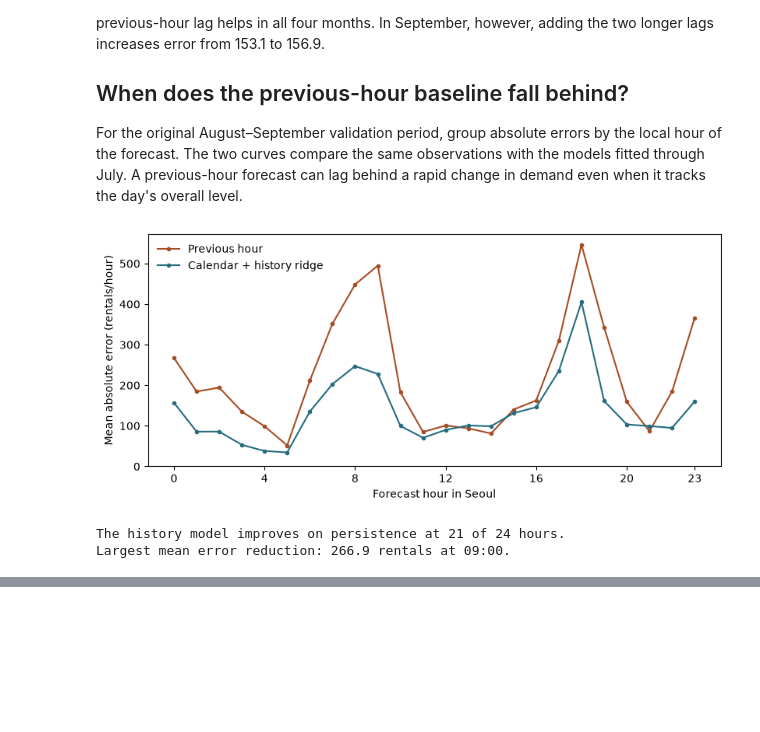
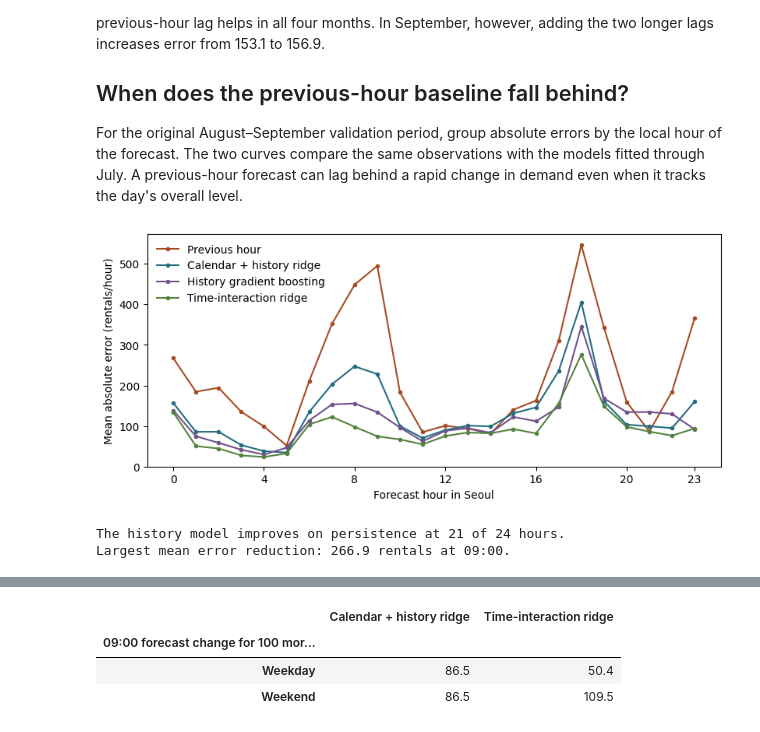
Before and after one commit to daidaibunny/258, a Jupyter notebook: seoul_bike_demand.ipynb, the cells around one changed output, grey strips where cells are left out. Drawn from its saved outputs; the diff is of its cells as text; code cells hidden in the pictures; blank space fills up the shorter version.

Commit message:
Compare boosting and time-interaction ridge for Seoul bike demand

```diff
--- a/seoul_bike_demand.ipynb
+++ b/seoul_bike_demand.ipynb
@@ -138,0 +166,27 @@ for model in models.values():
+# %%
+def tree_features(rows: pd.DataFrame) -> pd.DataFrame:
+    hour_of_week = rows["hour_of_week"]
+    return rows[lag_features].assign(
+        hour=hour_of_week % 24,
+        weekday=hour_of_week // 24,
+        holiday=rows["holiday"].eq("Holiday").astype(int),
+    )
+
+
+models["History gradient boosting"] = make_pipeline(
+    FunctionTransformer(tree_features, validate=False),
+    HistGradientBoostingRegressor(
+        loss="squared_error",
+        max_iter=100,
+        max_depth=3,
+        learning_rate=0.1,
+        min_samples_leaf=20,
+        early_stopping=False,
+        random_state=42,
+    ),
+)
+
+for name, model in models.items():
+    start_time = perf_counter()
+    model.fit(train[predictors], train["rentals"])
+    print(f"{name}: {perf_counter() - start_time:.3f} s to fit {len(train):,} hours")
@@ -200,34 +266,43 @@ Across 2,928 development hours, the error drops from 533.6 to 154.1 rentals per
 
 For the original August–September validation period, group absolute errors by the local hour of the forecast. The two curves compare the same observations with the models fitted through July. A previous-hour forecast can lag behind a rapid change in demand even when it tracks the day's overall level.
 # %%
-methods = ["Previous hour", "Calendar + history ridge"]
+methods = [
+    "Previous hour",
+    "Calendar + history ridge",
+    "History gradient boosting",
+    "Time-interaction ridge",
+]
 pair_errors = valid_predictions[methods].sub(valid["rentals"], axis="index").abs()
 hourly_mae = pair_errors.groupby(valid.index.hour).mean()
 
 fig, ax = plt.subplots(figsize=(8, 3.5), constrained_layout=True)
-for method, color in zip(methods, ["#a64c24", "#246c80"]):
+for method, color in zip(methods, ["#a64c24", "#246c80", "#70528c", "#53833e"]):
 	ax.plot(hourly_mae.index, hourly_mae[method], label=method, color=color, marker=".")
 ax.set(xlabel="Forecast hour in Seoul", ylabel="Mean absolute error (rentals/hour)")
 ax.set_xticks([0, 4, 8, 12, 16, 20, 23])
 ax.set_ylim(bottom=0)
 ax.legend(frameon=False)
 plt.show()
 
 gain_by_hour = hourly_mae["Previous hour"] - hourly_mae["Calendar + history ridge"]
 print(f"The history model improves on persistence at {gain_by_hour.gt(0).sum()} of 24 hours.")
 best_hour = gain_by_hour.idxmax()
 print(f"Largest mean error reduction: {gain_by_hour.max():.1f} rentals at {best_hour:02}:00.")
 
 nine_am = valid.index.hour == 9
 morning = pd.DataFrame({
 	"Day": np.where(valid.index[nine_am].day_of_week < 5, "Weekday", "Weekend"),
 	"Rentals at 08:00": valid.loc[nine_am, "lag_1h"],
 	"Rentals at 09:00": valid.loc[nine_am, "rentals"],
 	"Previous-hour absolute error": pair_errors.loc[nine_am, "Previous hour"],
 	"History ridge absolute error": pair_errors.loc[nine_am, "Calendar + history ridge"],
+	"Boosting absolute error": pair_errors.loc[nine_am, "History gradient boosting"],
+	"Interaction ridge absolute error": pair_errors.loc[nine_am, "Time-interaction ridge"],
 })
-morning.groupby("Day").mean().round(1)
+morning_summary = morning.groupby("Day").mean().round(1)
+morning_summary.insert(0, "Hours", morning.groupby("Day").size())
+morning_summary
 # %% [output]
-[figure, old version]
+[figure, new version]
 The history model improves on persistence at 21 of 24 hours.
 Largest mean error reduction: 266.9 rentals at 09:00.
@@ -238,2 +313,18 @@ Largest mean error reduction: 266.9 rentals at 09:00.
+# %%
+# Compare fitted slopes using a weekday and weekend 09:00 input from training.
+training_mornings = train.loc[train.index.hour == 9, predictors]
+day_types = np.where(training_mornings.index.dayofweek < 5, "Weekday", "Weekend")
+examples = training_mornings.groupby(day_types).first()
+busier_mornings = examples.assign(lag_1h=examples["lag_1h"] + 100)
+slope_examples = pd.DataFrame(index=examples.index)
+for name in ["Calendar + history ridge", "Time-interaction ridge"]:
+    fitted = models[name]
+    slope_examples[name] = fitted.predict(busier_mornings) - fitted.predict(examples)
+slope_examples.rename_axis("09:00 forecast change for 100 more rentals at 08:00").round(1)
+# %% [output]
+|  | Calendar + history ridge | Time-interaction ridge |
+| 09:00 forecast change for 100 mor... |  |  |
+| Weekday | 86.5 | 50.4 |
+| Weekend | 86.5 | 109.5 |
 # %% [markdown]
 At 09:00 on weekdays, rentals fall from an average of 1,453 in the previous hour to 805. Repeating the previous count misses this drop, with a mean absolute error of 657. The history model cuts that error to 294. On weekends, demand rises from 598 to 705 across the same two hours and the baseline error is much smaller (107). The day-of-week profile helps explain why an hour's typical change matters alongside its most recent count.
```
Also changed, not shown: parts of 11 cells of this notebook, 2 other files.
